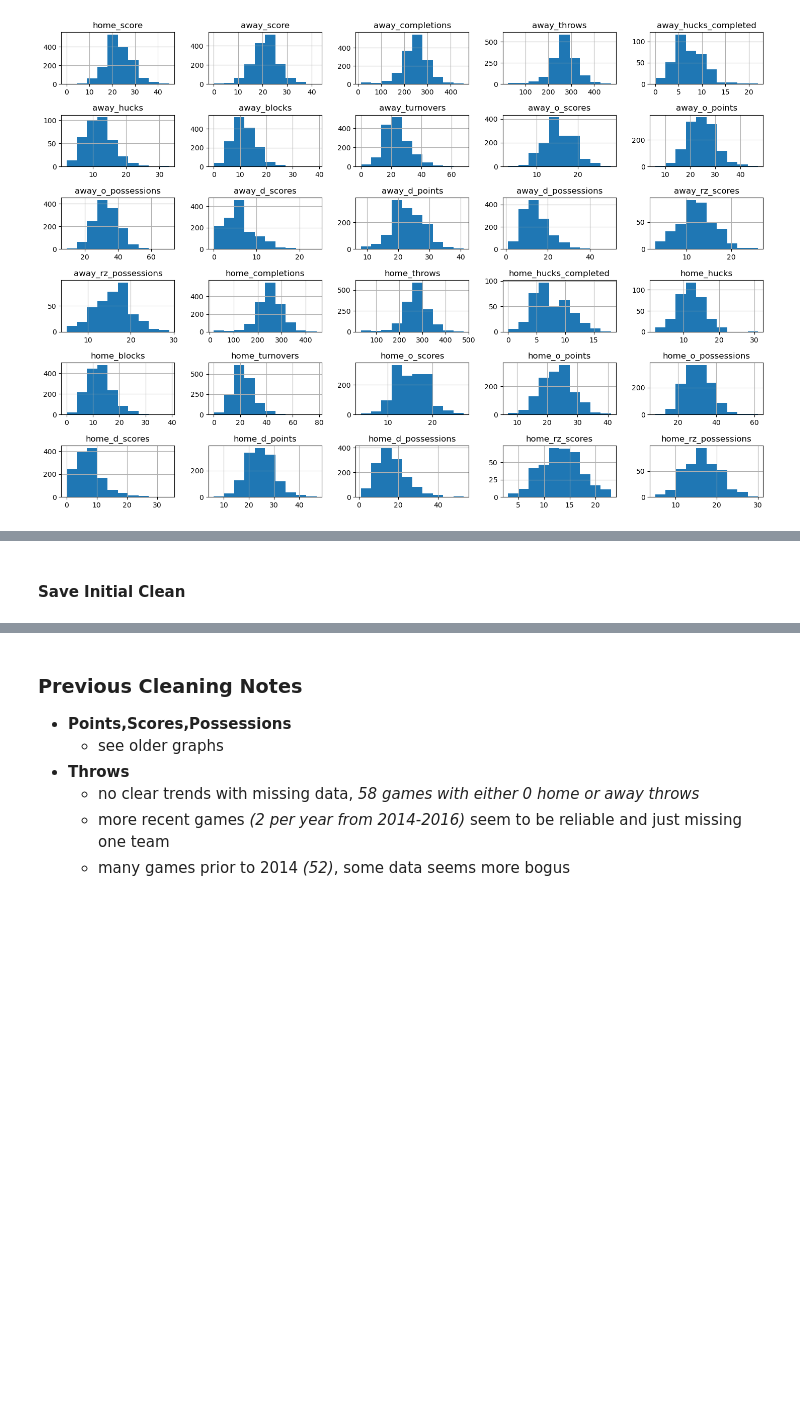
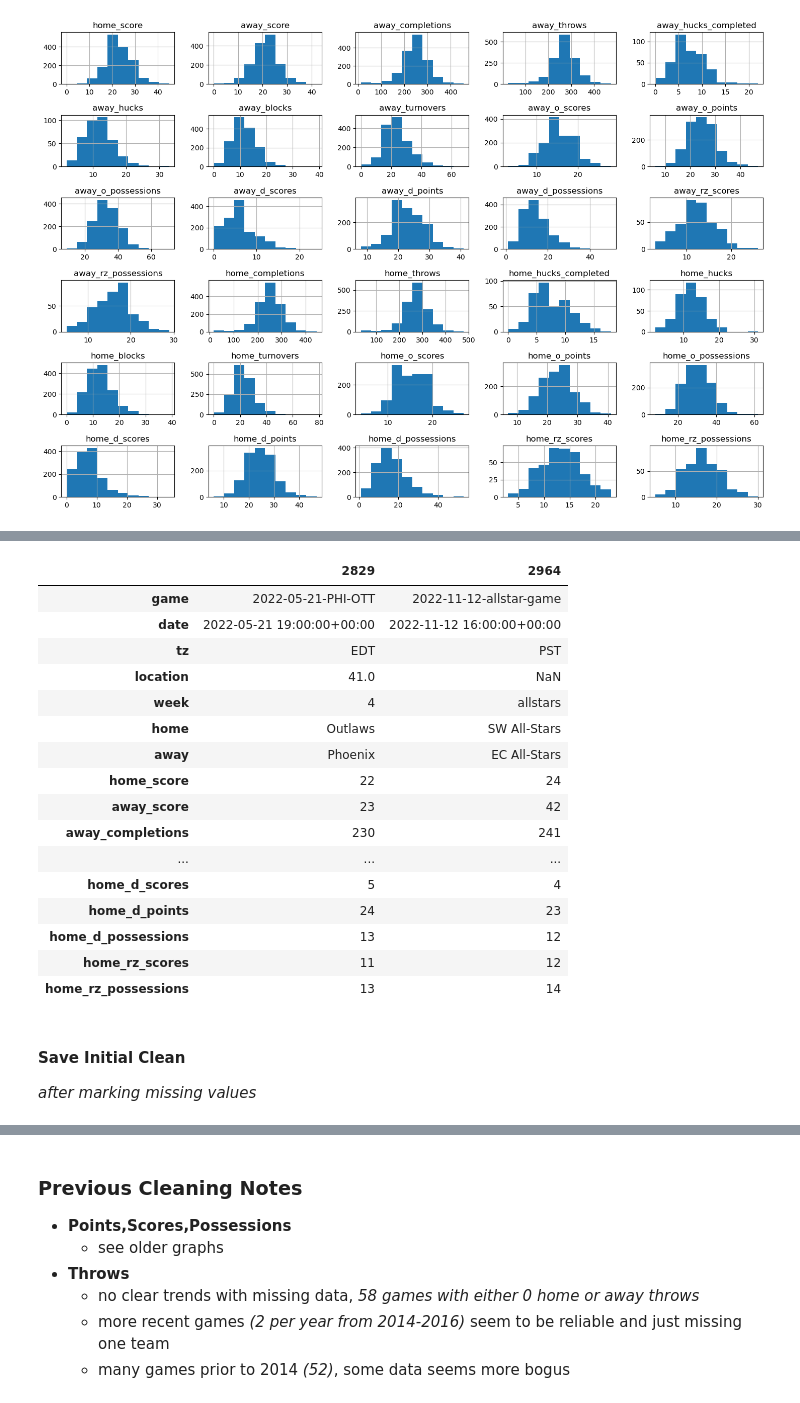
Before and after one commit to NBPub/Springboard, a Jupyter notebook: Capstone Two/7.6_Wrangling.ipynb, the cells around one changed output, grey strips where cells are left out. Drawn from its saved outputs; the diff is of its cells as text; code cells hidden in the pictures; blank space fills up the shorter version.

```diff
--- a/Capstone Two/7.6_Wrangling.ipynb
+++ b/Capstone Two/7.6_Wrangling.ipynb
@@ -600,5 +670,26 @@ plt.show()
+# %%
+data[(data.away_hucks > 25) | (data.home_hucks > 25)].T
+# %% [output]
+|  | 2829 | 2964 |
+| game | 2022-05-21-PHI-OTT | 2022-11-12-allstar-game |
+| date | 2022-05-21 19:00:00+00:00 | 2022-11-12 16:00:00+00:00 |
+| tz | EDT | PST |
+| location | 41.0 | NaN |
+| week | 4 | allstars |
+| home | Outlaws | SW All-Stars |
+| away | Phoenix | EC All-Stars |
+| home_score | 22 | 24 |
+| away_score | 23 | 42 |
+| away_completions | 230 | 241 |
+| ... | ... | ... |
+| home_d_scores | 5 | 4 |
+| home_d_points | 24 | 23 |
+| home_d_possessions | 13 | 12 |
+| home_rz_scores | 11 | 12 |
+| home_rz_possessions | 13 | 14 |
 # %% [markdown]
 #### Save Initial Clean
+*after marking missing values*
 # %%
 # save to clean 1 folder as parquet
 teams.to_parquet(f'data/clean_1/team_info_{collect_date}.parquet', engine='pyarrow', compression='gzip')
```
Also changed, not shown: parts of 14 cells of this notebook, 5 other files.
